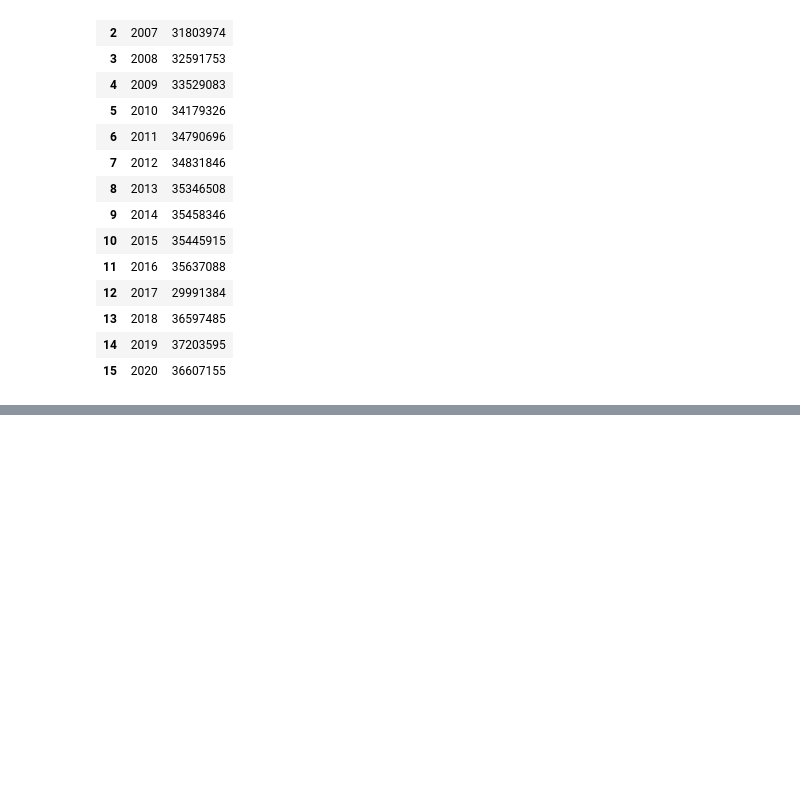
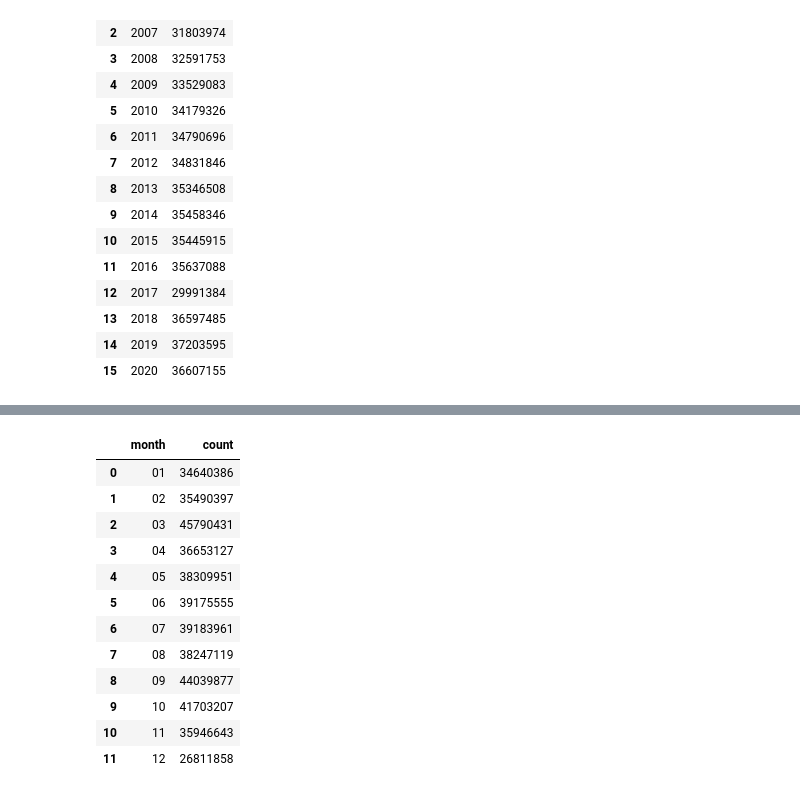
Before and after one commit to michalc/dft-mot-analysis, a Jupyter notebook: explore.ipynb, the cells around one changed output, grey strips where cells are left out. Cells and saved outputs as stored; diff of their text form; code cells hidden in the pictures; blank space fills up the shorter version.

```diff
--- a/explore.ipynb
+++ b/explore.ipynb
@@ -91,0 +93,23 @@ plt.show()
+# %%
+df = pd.read_sql_query("""
+    SELECT strftime('%m', test_date) as month, count(*) as count
+    FROM tests
+    WHERE test_class_id=4 AND test_date NOT LIKE '2015-%' AND test_date NOT LIKE '2017-%'
+    GROUP BY month
+    ORDER BY month
+""", con)
+df
+# %% [output]
+|  | month | count |
+| 0 | 01 | 34640386 |
+| 1 | 02 | 35490397 |
+| 2 | 03 | 45790431 |
+| 3 | 04 | 36653127 |
+| 4 | 05 | 38309951 |
+| 5 | 06 | 39175555 |
+| 6 | 07 | 39183961 |
+| 7 | 08 | 38247119 |
+| 8 | 09 | 44039877 |
+| 9 | 10 | 41703207 |
+| 10 | 11 | 35946643 |
+| 11 | 12 | 26811858 |
```
Also changed, not shown: parts of 2 cells of this notebook.
